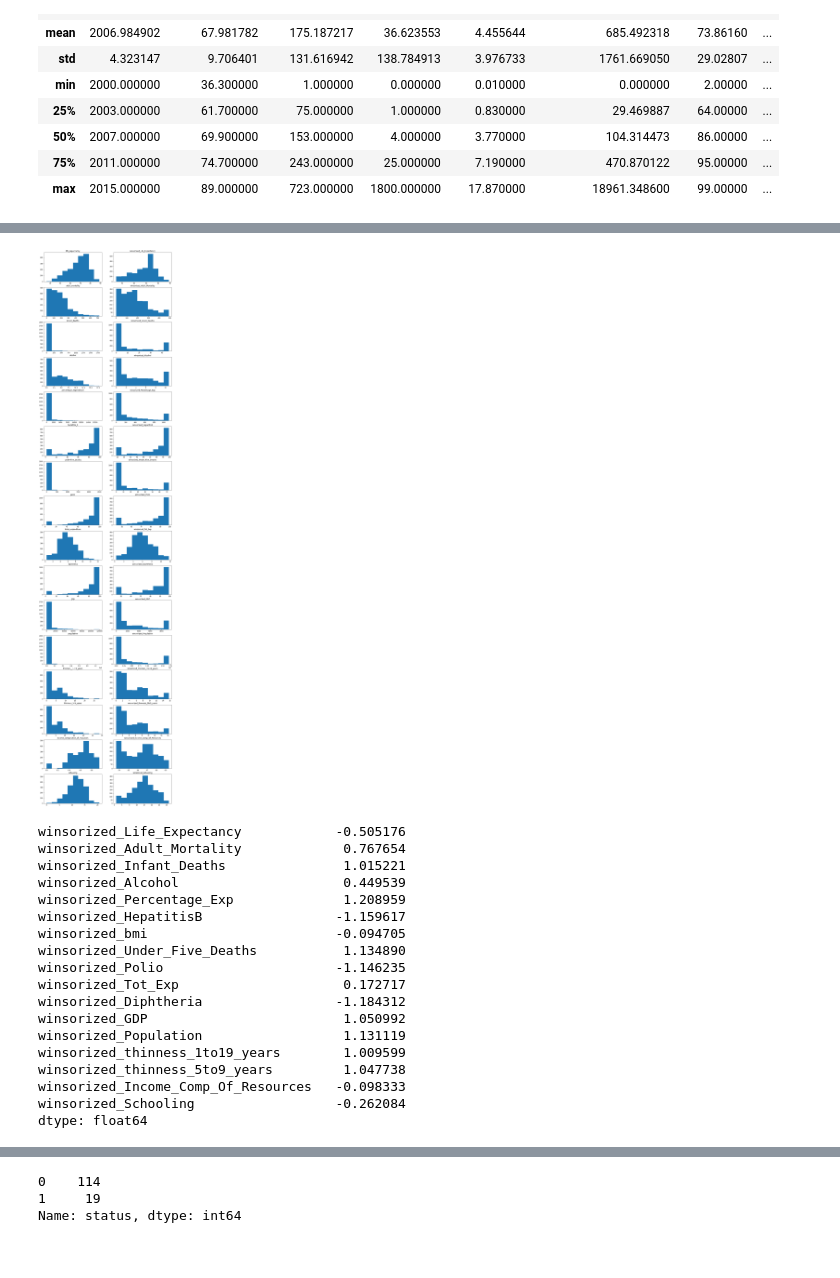
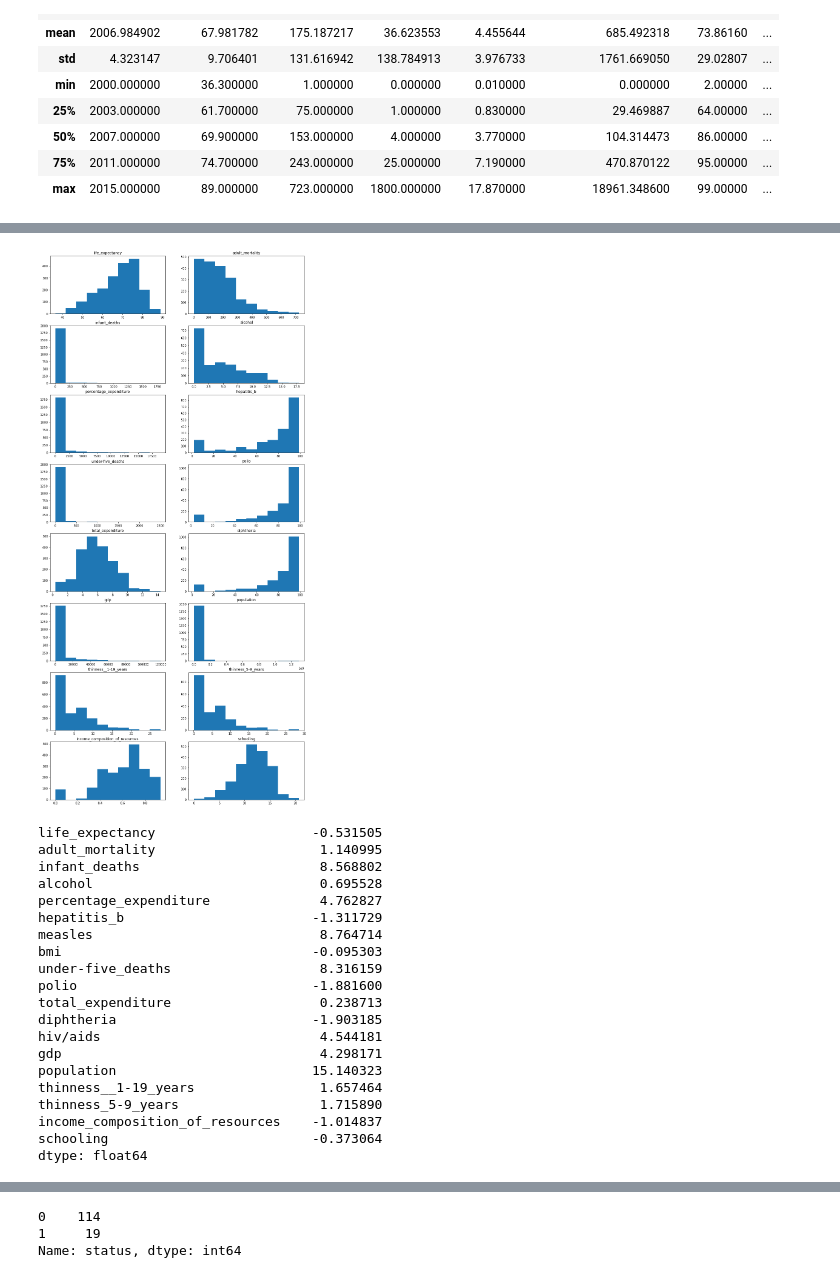
Before and after one commit to glennamaria/Projects, a Jupyter notebook: Untitled14.ipynb, the cells around one changed output, grey strips where cells are left out. Saved outputs shown, nothing was run; the diff lists cells and outputs as text; code cells hidden in the pictures.

```diff
--- a/Untitled14.ipynb
+++ b/Untitled14.ipynb
@@ -612,21 +277,3 @@ df.describe()
 | 50% | 2007.000000 | 69.900000 | 153.000000 | 4.000000 | 3.770000 | 104.314473 | 86.00000 | ... |
 | 75% | 2011.000000 | 74.700000 | 243.000000 | 25.000000 | 7.190000 | 470.870122 | 95.00000 | ... |
 | max | 2015.000000 | 89.000000 | 723.000000 | 1800.000000 | 17.870000 | 18961.348600 | 99.00000 | ... |
-# %%
-df['winsorized_Life_Expectancy'] = winsorized_life_expectancy
-df['winsorized_Adult_Mortality'] = winsorized_Adult_Mortality
-df['winsorized_Infant_Deaths'] = winsorized_Infant_Deaths
-df['winsorized_Alcohol'] = winsorized_Alcohol
-df['winsorized_Percentage_Exp'] = winsorized_Percentage_Exp
-df['winsorized_HepatitisB'] = winsorized_HepatitisB
-df['winsorized_bmi'] = winsorized_bmi
-df['winsorized_Under_Five_Deaths'] = winsorized_Under_Five_Deaths
-df['winsorized_Polio'] = winsorized_Polio
-df['winsorized_Tot_Exp'] = winsorized_Tot_Exp
-df['winsorized_Diphtheria'] = winsorized_Diphtheria
-df['winsorized_GDP'] = winsorized_GDP
-df['winsorized_Population'] = winsorized_Population
-df['winsorized_thinness_1to19_years'] = winsorized_thinness_1to19_years
-df['winsorized_thinness_5to9_years'] = winsorized_thinness_5to9_years
-df['winsorized_Income_Comp_Of_Resources'] = winsorized_Income_Comp_Of_Resources
-df['winsorized_Schooling'] = winsorized_Schooling
@@ -649,44 +280,46 @@ plt.show()
 # %%
-all_col = ['life_expectancy','winsorized_Life_Expectancy','adult_mortality','winsorized_Adult_Mortality','infant_deaths',
-         'winsorized_Infant_Deaths','alcohol','winsorized_Alcohol','percentage_expenditure','winsorized_Percentage_Exp','hepatitis_b',
-         'winsorized_HepatitisB','under-five_deaths','winsorized_Under_Five_Deaths','polio','winsorized_Polio','total_expenditure',
-         'winsorized_Tot_Exp','diphtheria','winsorized_Diphtheria','gdp','winsorized_GDP',
-         'population','winsorized_Population','thinness__1-19_years','winsorized_thinness_1to19_years','thinness_5-9_years',
-         'winsorized_thinness_5to9_years','income_composition_of_resources','winsorized_Income_Comp_Of_Resources',
-         'schooling','winsorized_Schooling']
+all_col = ['life_expectancy','adult_mortality','infant_deaths',
+         'alcohol','percentage_expenditure','hepatitis_b',
+         'under-five_deaths','polio','total_expenditure',
+         'diphtheria','gdp',
+         'population','thinness__1-19_years','thinness_5-9_years',
+         'income_composition_of_resources',
+         'schooling']
 
 plt.figure(figsize=(15,75))
 
 for i in range(len(all_col)):
     plt.subplot(18,2,i+1)
     plt.hist(df[all_col[i]])
     plt.title(all_col[i])
 
 plt.show()
 # %% [output]
-[figure, old version]
+[figure, new version]
 # %%
-df_skew = df_win.drop('year', axis = 1)
+df_skew = df.drop('year', axis = 1)
 
 print(df_skew.skew())
 # %% [output]
-winsorized_Life_Expectancy            -0.505176
-winsorized_Adult_Mortality             0.767654
-winsorized_Infant_Deaths               1.015221
-winsorized_Alcohol                     0.449539
-winsorized_Percentage_Exp              1.208959
-winsorized_HepatitisB                 -1.159617
-winsorized_bmi                        -0.094705
-winsorized_Under_Five_Deaths           1.134890
-winsorized_Polio                      -1.146235
-winsorized_Tot_Exp                     0.172717
-winsorized_Diphtheria                 -1.184312
-winsorized_GDP                         1.050992
-winsorized_Population                  1.131119
-winsorized_thinness_1to19_years        1.009599
-winsorized_thinness_5to9_years         1.047738
-winsorized_Income_Comp_Of_Resources   -0.098333
-winsorized_Schooling                  -0.262084
+life_expectancy                    -0.531505
+adult_mortality                     1.140995
+infant_deaths                       8.568802
+alcohol                             0.695528
+percentage_expenditure              4.762827
+hepatitis_b                        -1.311729
+measles                             8.764714
+bmi                                -0.095303
+under-five_deaths                   8.316159
+polio                              -1.881600
+total_expenditure                   0.238713
+diphtheria                         -1.903185
+hiv/aids                            4.544181
+gdp                                 4.298171
+population                         15.140323
+thinness__1-19_years                1.657464
+thinness_5-9_years                  1.715890
+income_composition_of_resources    -1.014837
+schooling                          -0.373064
 dtype: float64
 # %%
 print(df_skew.kurt())
```
Also changed, not shown: parts of 63 cells of this notebook.
